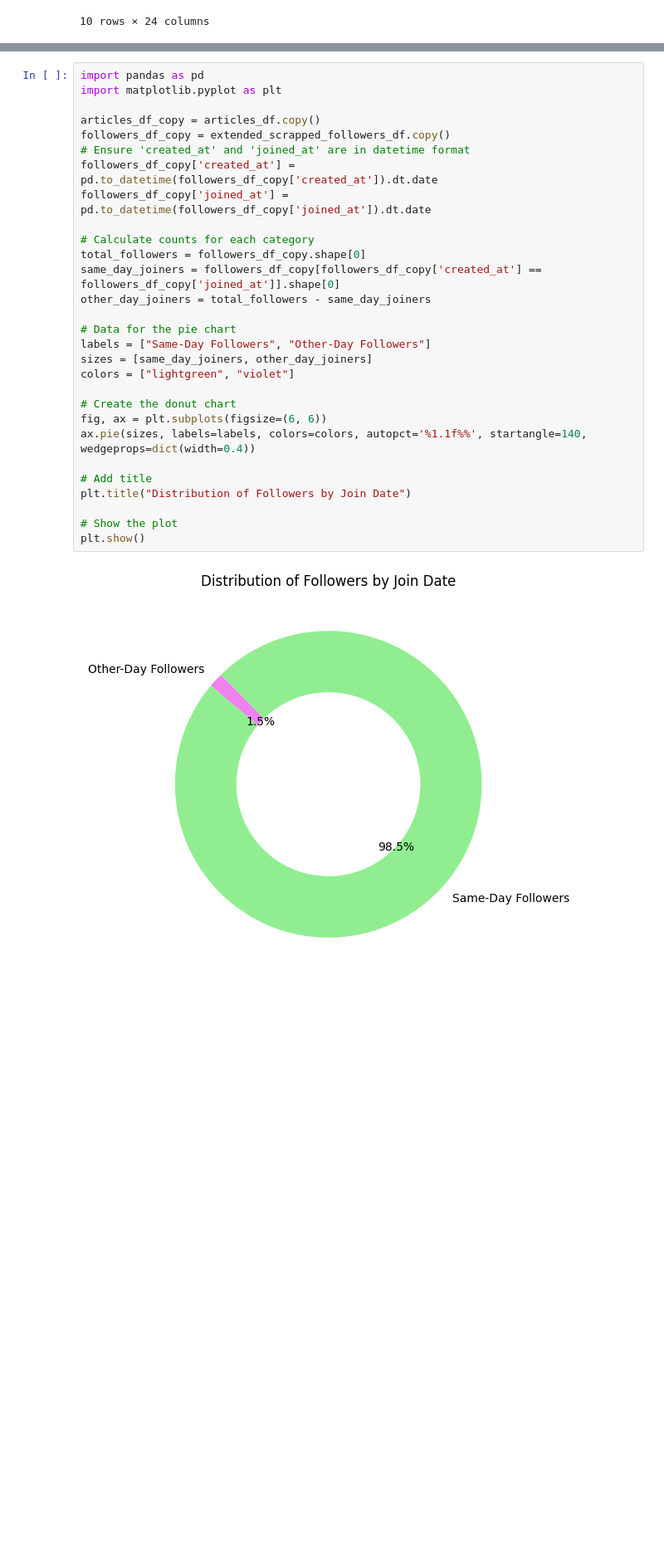
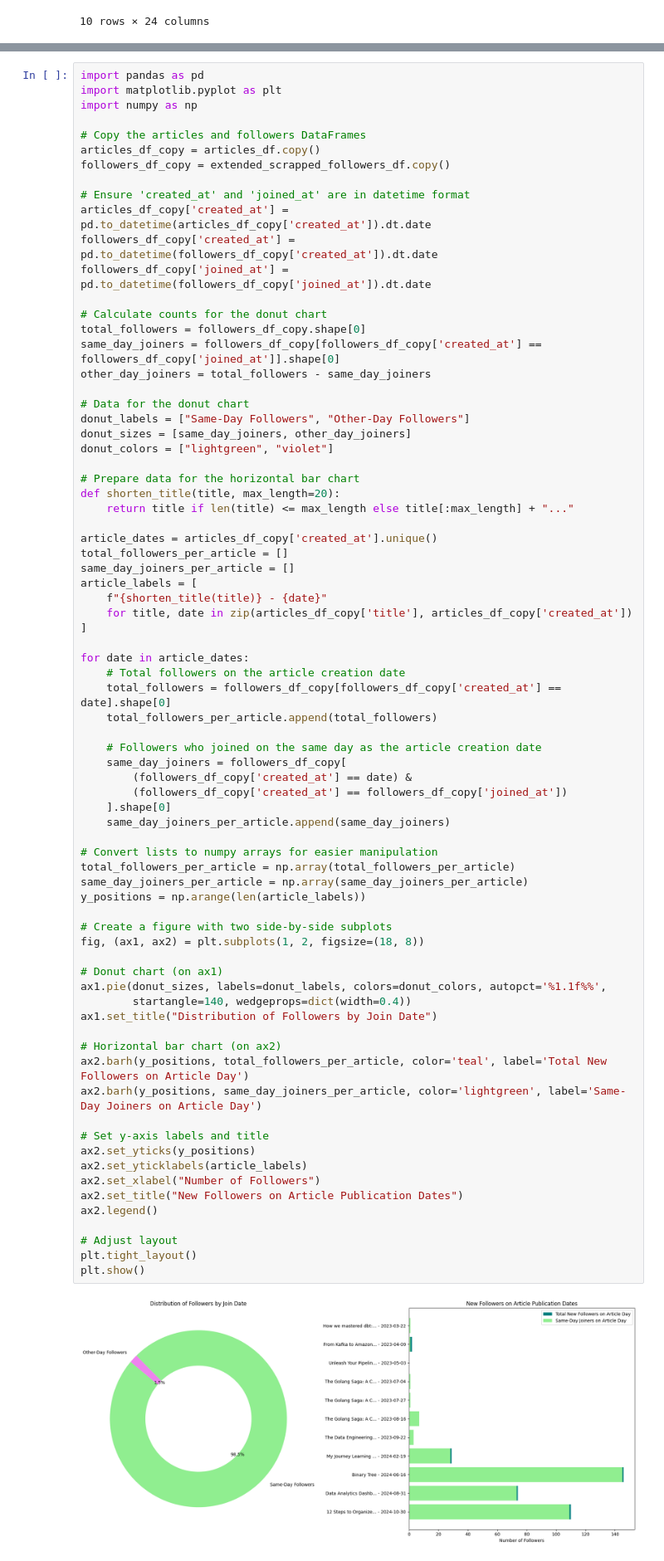
Before and after one commit to olgazju/blog_dev_to_audience_analyzer, a Jupyter notebook: analysis.ipynb, the cells around one changed output, grey strips where cells are left out. Shown at 83% size. Drawn from its saved outputs; the diff is of its cells as text; blank space fills up the shorter version.

```diff
--- a/analysis.ipynb
+++ b/analysis.ipynb
@@ -286,31 +282,77 @@ fig.show()
 # %%
 import pandas as pd
 import matplotlib.pyplot as plt
+import numpy as np
 
+# Copy the articles and followers DataFrames
 articles_df_copy = articles_df.copy()
 followers_df_copy = extended_scrapped_followers_df.copy()
+
 # Ensure 'created_at' and 'joined_at' are in datetime format
+articles_df_copy['created_at'] = pd.to_datetime(articles_df_copy['created_at']).dt.date
 followers_df_copy['created_at'] = pd.to_datetime(followers_df_copy['created_at']).dt.date
 followers_df_copy['joined_at'] = pd.to_datetime(followers_df_copy['joined_at']).dt.date
 
-# Calculate counts for each category
+# Calculate counts for the donut chart
 total_followers = followers_df_copy.shape[0]
 same_day_joiners = followers_df_copy[followers_df_copy['created_at'] == followers_df_copy['joined_at']].shape[0]
 other_day_joiners = total_followers - same_day_joiners
 
-# Data for the pie chart
-labels = ["Same-Day Followers", "Other-Day Followers"]
-sizes = [same_day_joiners, other_day_joiners]
-colors = ["lightgreen", "violet"]
+# Data for the donut chart
+donut_labels = ["Same-Day Followers", "Other-Day Followers"]
+donut_sizes = [same_day_joiners, other_day_joiners]
+donut_colors = ["lightgreen", "violet"]
 
-# Create the donut chart
-fig, ax = plt.subplots(figsize=(6, 6))
-ax.pie(sizes, labels=labels, colors=colors, autopct='%1.1f%%', startangle=140, wedgeprops=dict(width=0.4))
+# Prepare data for the horizontal bar chart
+def shorten_title(title, max_length=20):
+    return title if len(title) <= max_length else title[:max_length] + "..."
 
-# Add title
-plt.title("Distribution of Followers by Join Date")
+article_dates = articles_df_copy['created_at'].unique()
+total_followers_per_article = []
+same_day_joiners_per_article = []
+article_labels = [
+    f"{shorten_title(title)} - {date}"
+    for title, date in zip(articles_df_copy['title'], articles_df_copy['created_at'])
+]
 
-# Show the plot
+for date in article_dates:
+    # Total followers on the article creation date
+    total_followers = followers_df_copy[followers_df_copy['created_at'] == date].shape[0]
+    total_followers_per_article.append(total_followers)
+
+    # Followers who joined on the same day as the article creation date
+    same_day_joiners = followers_df_copy[
+        (followers_df_copy['created_at'] == date) &
+        (followers_df_copy['created_at'] == followers_df_copy['joined_at'])
+    ].shape[0]
+    same_day_joiners_per_article.append(same_day_joiners)
+
+# Convert lists to numpy arrays for easier manipulation
+total_followers_per_article = np.array(total_followers_per_article)
+same_day_joiners_per_article = np.array(same_day_joiners_per_article)
+y_positions = np.arange(len(article_labels))
+
+# Create a figure with two side-by-side subplots
+fig, (ax1, ax2) = plt.subplots(1, 2, figsize=(18, 8))
+
+# Donut chart (on ax1)
+ax1.pie(donut_sizes, labels=donut_labels, colors=donut_colors, autopct='%1.1f%%',
+        startangle=140, wedgeprops=dict(width=0.4))
+ax1.set_title("Distribution of Followers by Join Date")
+
+# Horizontal bar chart (on ax2)
+ax2.barh(y_positions, total_followers_per_article, color='teal', label='Total New Followers on Article Day')
+ax2.barh(y_positions, same_day_joiners_per_article, color='lightgreen', label='Same-Day Joiners on Article Day')
+
+# Set y-axis labels and title
+ax2.set_yticks(y_positions)
+ax2.set_yticklabels(article_labels)
+ax2.set_xlabel("Number of Followers")
+ax2.set_title("New Followers on Article Publication Dates")
+ax2.legend()
+
+# Adjust layout
+plt.tight_layout()
 plt.show()
 # %% [output]
-[figure, old version]
+[figure, new version]
```
Also changed, not shown: parts of 10 cells of this notebook, 2 other files.
